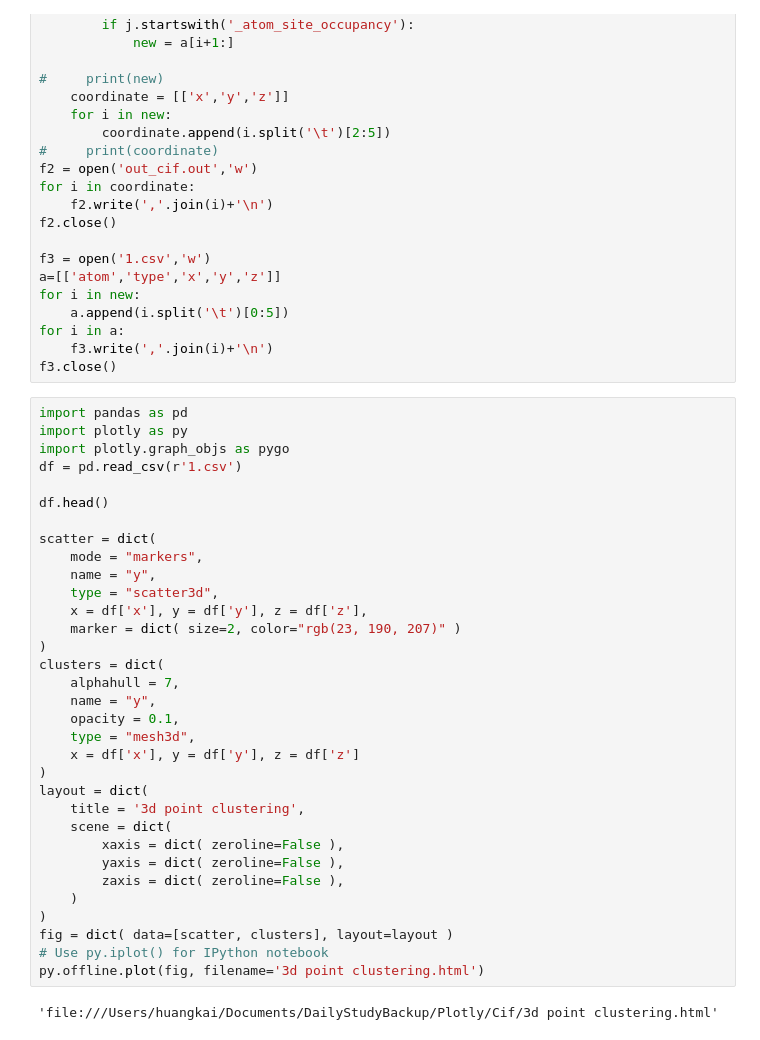
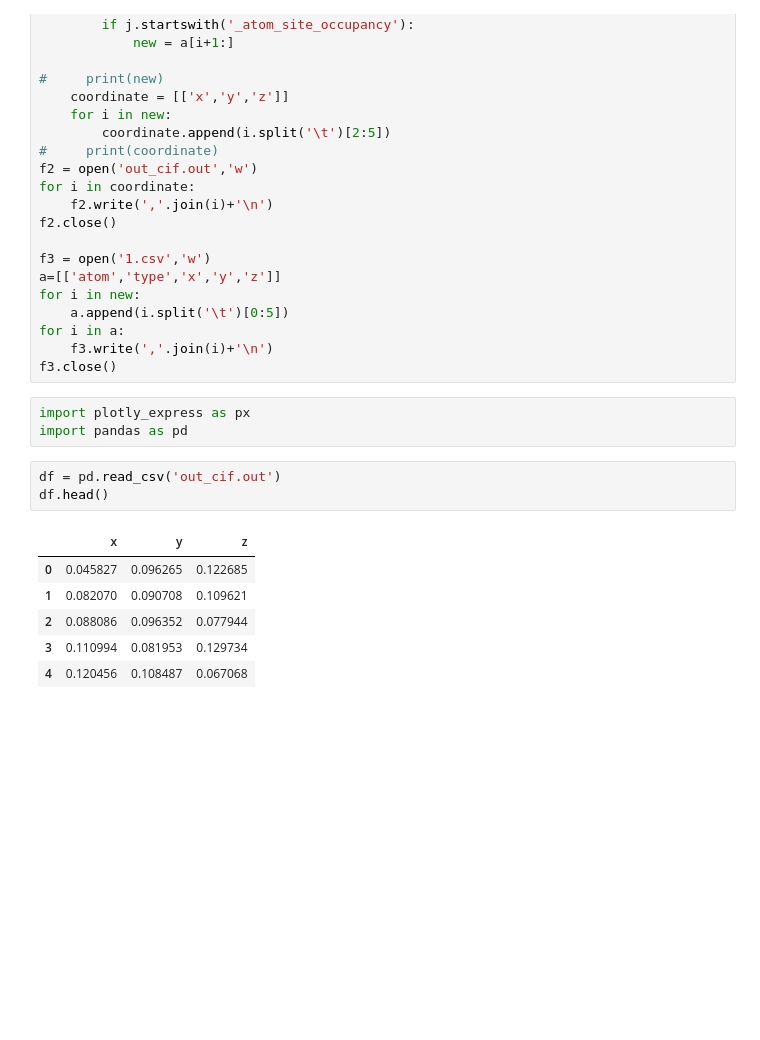
Before and after one commit to passwordhk/DailyStudyBackup, a Jupyter notebook: Plotly/Cif/未命名.ipynb, the cells around one changed output. Cells and saved outputs as stored; diff of their text form; blank space fills up the shorter version.

```diff
--- a/Plotly/Cif/未命名.ipynb
+++ b/Plotly/Cif/未命名.ipynb
@@ -22,38 +22,16 @@ for i in new:
 for i in a:
     f3.write(','.join(i)+'\n')
 f3.close()
-# %%
-import pandas as pd
-import plotly as py
-import plotly.graph_objs as pygo
-df = pd.read_csv(r'1.csv')
-
-df.head()
-
-scatter = dict(
-    mode = "markers",
-    name = "y",
-    type = "scatter3d",
-    x = df['x'], y = df['y'], z = df['z'],
-    marker = dict( size=2, color="rgb(23, 190, 207)" )
-)
-clusters = dict(
-    alphahull = 7,
-    name = "y",
-    opacity = 0.1,
-    type = "mesh3d",
-    x = df['x'], y = df['y'], z = df['z']
-)
-layout = dict(
-    title = '3d point clustering',
-    scene = dict(
-        xaxis = dict( zeroline=False ),
-        yaxis = dict( zeroline=False ),
-        zaxis = dict( zeroline=False ),
-    )
-)
-fig = dict( data=[scatter, clusters], layout=layout )
-# Use py.iplot() for IPython notebook
-py.offline.plot(fig, filename='3d point clustering.html')
-# %% [output]
-'file:///Users/huangkai/Documents/DailyStudyBackup/Plotly/Cif/3d point clustering.html'
+# %%
+import plotly_express as px
+import pandas as pd
+# %%
+df = pd.read_csv('out_cif.out')
+df.head()
+# %% [output]
+|  | x | y | z |
+| 0 | 0.045827 | 0.096265 | 0.122685 |
+| 1 | 0.082070 | 0.090708 | 0.109621 |
+| 2 | 0.088086 | 0.096352 | 0.077944 |
+| 3 | 0.110994 | 0.081953 | 0.129734 |
+| 4 | 0.120456 | 0.108487 | 0.067068 |
```
Also changed, not shown: parts of 3 cells of this notebook, 13 other files.
